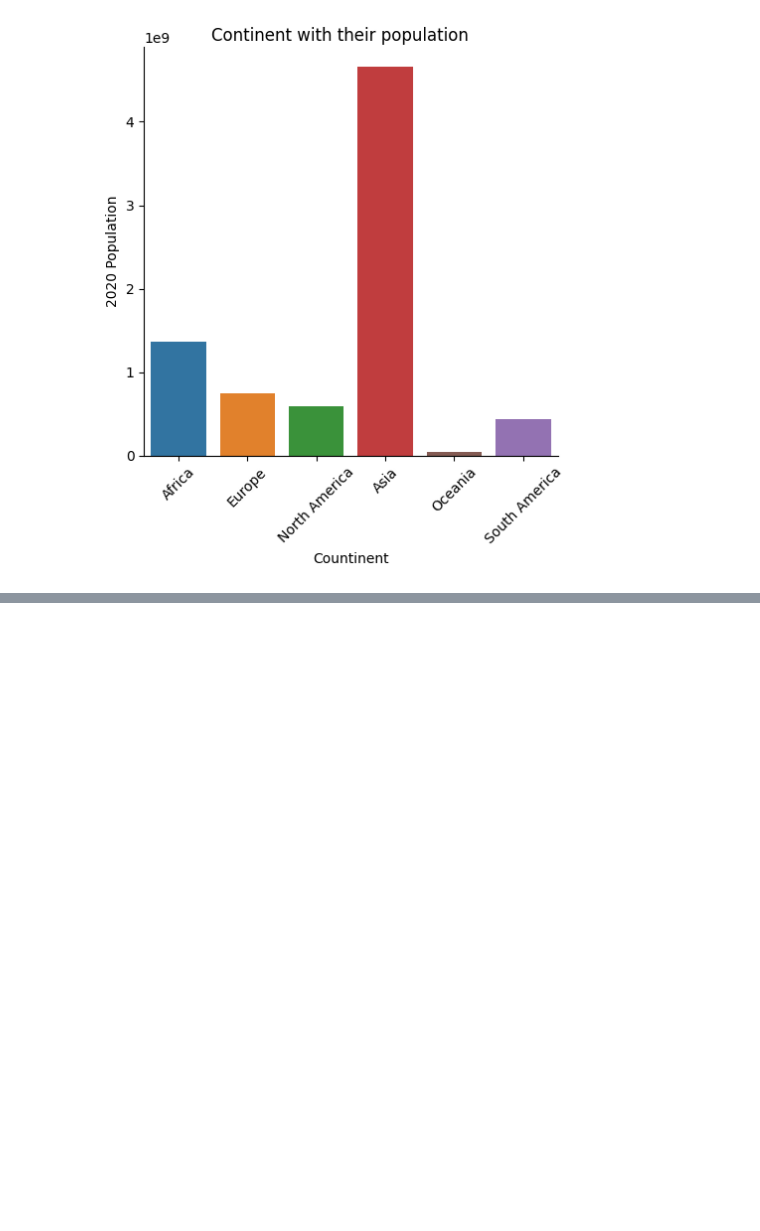
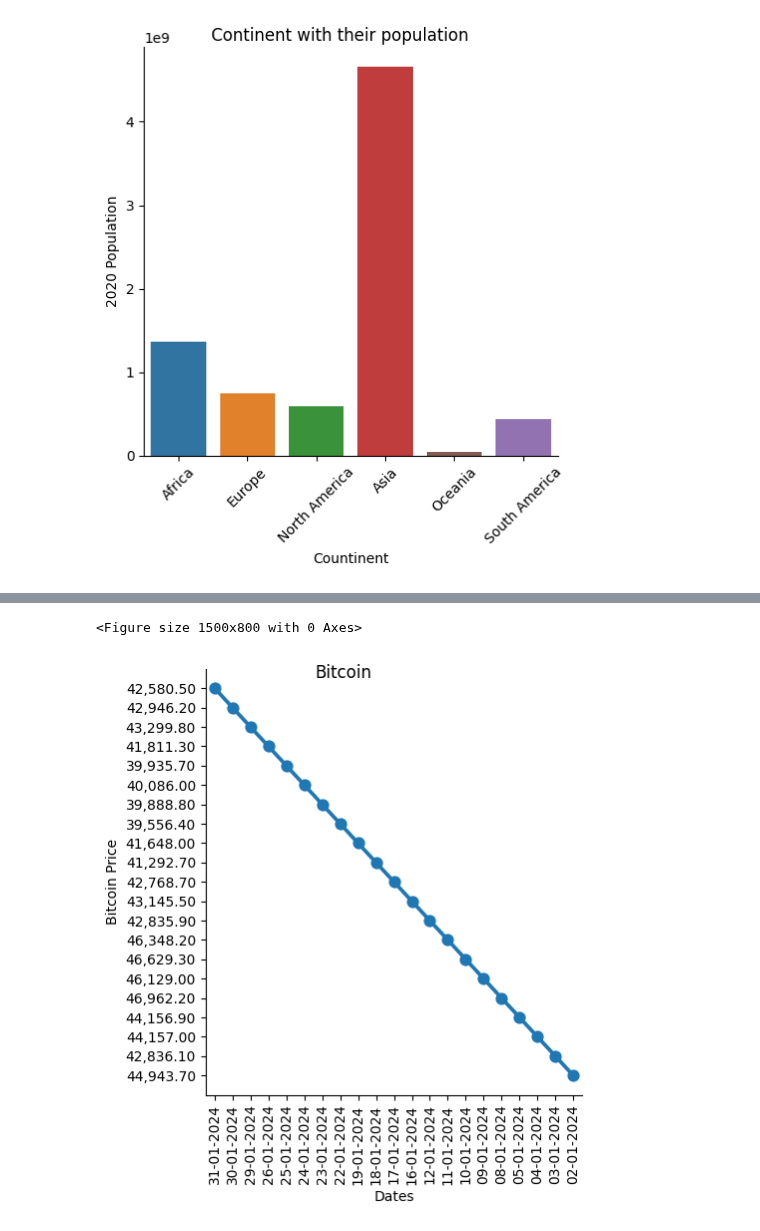
Before and after one commit to HABUDANHAYABK/Associate-Data-Scientist-in-Python, a Jupyter notebook: Data_Visualization_with_Seaborn/plot_customization.ipynb, the cells around one changed output, grey strips where cells are left out. Cells and saved outputs as stored; diff of their text form; code cells hidden in the pictures; blank space fills up the shorter version.

```diff
--- a/Data_Visualization_with_Seaborn/plot_customization.ipynb
+++ b/Data_Visualization_with_Seaborn/plot_customization.ipynb
@@ -110,3 +110,6 @@ plt.xticks(rotation=45)
 plt.show()
 # %% [output]
 [figure]
+# %%
+stock = pd.read_csv(r"c:/users/danhaya/arewads/arewads-fellowship/stock_market.csv")
+print(stock.head())
@@ -112,0 +148,19 @@ plt.show()
+# %%
+stock_jan24 = stock['31-01-2024' : '02-01-2024']
+# %%
+plt.figure(figsize=(15,8))
+
+g= sns.catplot(x=stock_jan24.index,
+            y='Bitcoin_Price',
+            data = stock_jan24,
+            kind='point')
+
+g.fig.suptitle("Bitcoin")
+g.set(xlabel='Dates',
+      ylabel= "Bitcoin Price")
+plt.xticks(rotation=90)
+
+plt.show()
+# %% [output]
+<Figure size 1500x800 with 0 Axes>
+[figure, added]
```
Also changed, not shown: parts of 2 cells of this notebook.
